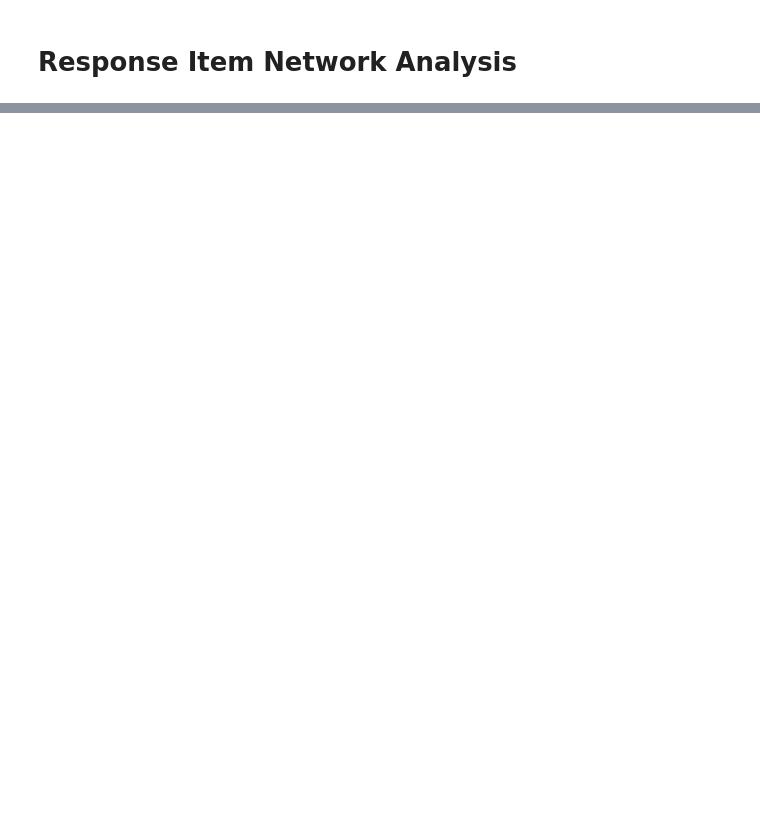
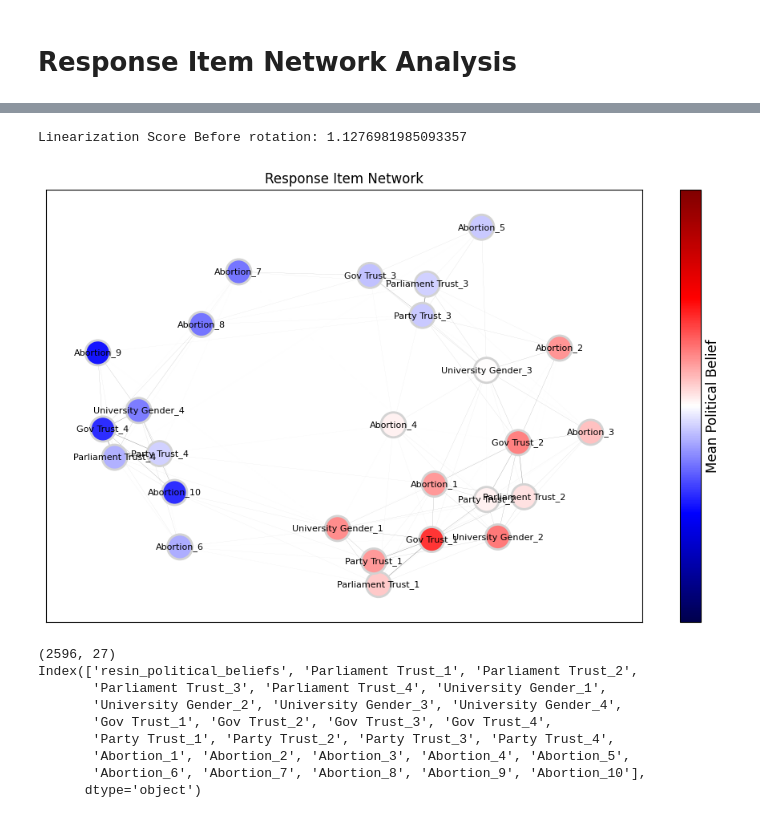
Before and after one commit to ThomasITU/DesigningAlgorithmicMedia, a Jupyter notebook: src/ResIN.ipynb, the cells around one changed output, grey strips where cells are left out. Cells and saved outputs as stored; diff of their text form; code cells hidden in the pictures; blank space fills up the shorter version.

```diff
--- a/src/ResIN.ipynb
+++ b/src/ResIN.ipynb
@@ -125,6 +157,18 @@ print(df_filtered.columns)
 # %%
 political_belief_feature = 'E033'
 resin = ResIN(df_filtered, question_mapping_filtered, political_belief_feature)
-resin.visualize_graph(False) # False to not show the node labels in graph
+resin.visualize_graph(True) # False to not show the node labels in graph
 print(resin.df.shape)
 print(resin.df.columns)
+# %% [output]
+Linearization Score Before rotation: 1.1276981985093357
+[figure, added]
+(2596, 27)
+Index(['resin_political_beliefs', 'Parliament Trust_1', 'Parliament Trust_2',
+       'Parliament Trust_3', 'Parliament Trust_4', 'University Gender_1',
+       'University Gender_2', 'University Gender_3', 'University Gender_4',
+       'Gov Trust_1', 'Gov Trust_2', 'Gov Trust_3', 'Gov Trust_4',
+       'Party Trust_1', 'Party Trust_2', 'Party Trust_3', 'Party Trust_4',
+       'Abortion_1', 'Abortion_2', 'Abortion_3', 'Abortion_4', 'Abortion_5',
+       'Abortion_6', 'Abortion_7', 'Abortion_8', 'Abortion_9', 'Abortion_10'],
+      dtype='object')
```
Also changed, not shown: parts of 13 cells of this notebook, 1 other file.
